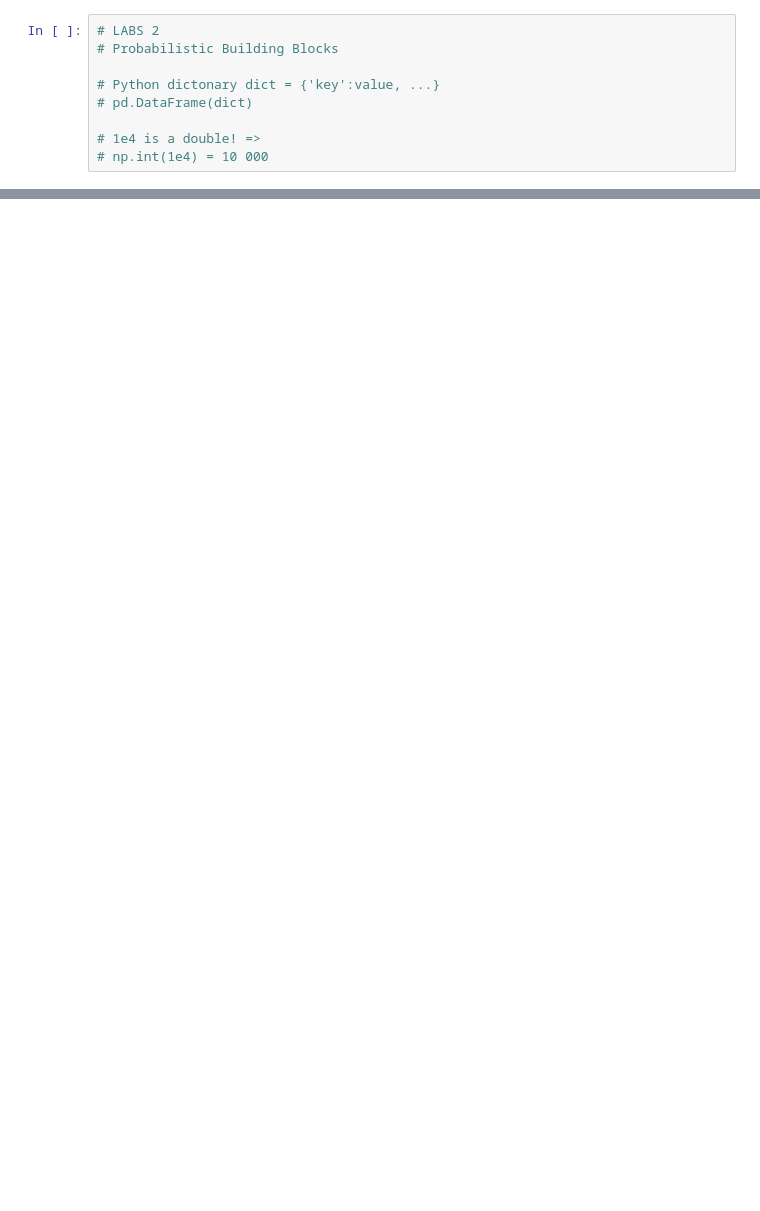
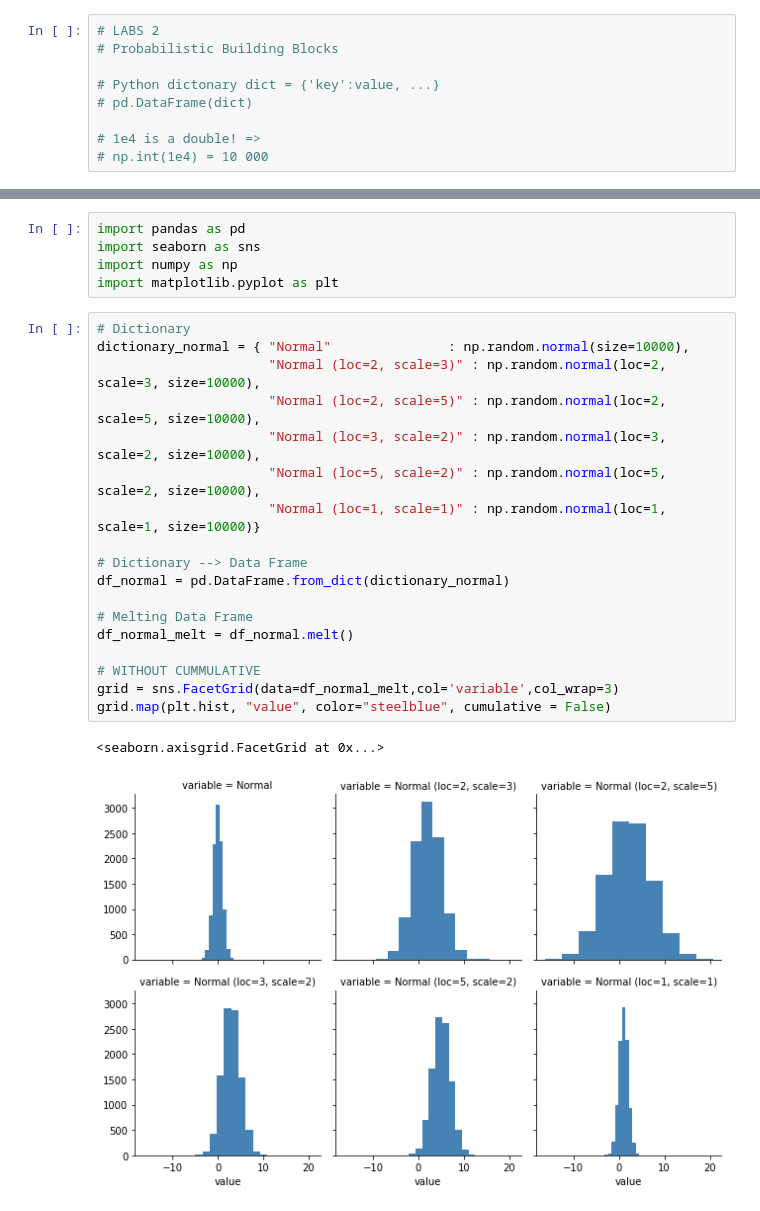
Before and after one commit to AyaneMitsurugi/Data_Analytics, a Jupyter notebook: Lab2/DA_lab2.ipynb, the cells around one changed output, grey strips where cells are left out. Cells and saved outputs as stored; diff of their text form; blank space fills up the shorter version.

```diff
--- a/Lab2/DA_lab2.ipynb
+++ b/Lab2/DA_lab2.ipynb
@@ -324,0 +20,26 @@ grid.map(plt.hist, "value", color="steelblue", bins=[1, 4, 7, 10, 12]) #location
+# %%
+import pandas as pd
+import seaborn as sns
+import numpy as np
+import matplotlib.pyplot as plt
+# %%
+# Dictionary
+dictionary_normal = { "Normal"               : np.random.normal(size=10000),
+                      "Normal (loc=2, scale=3)" : np.random.normal(loc=2, scale=3, size=10000),
+                      "Normal (loc=2, scale=5)" : np.random.normal(loc=2, scale=5, size=10000),
+                      "Normal (loc=3, scale=2)" : np.random.normal(loc=3, scale=2, size=10000),
+                      "Normal (loc=5, scale=2)" : np.random.normal(loc=5, scale=2, size=10000),
+                      "Normal (loc=1, scale=1)" : np.random.normal(loc=1, scale=1, size=10000)}
+
+# Dictionary --> Data Frame
+df_normal = pd.DataFrame.from_dict(dictionary_normal)
+
+# Melting Data Frame
+df_normal_melt = df_normal.melt()
+
+# WITHOUT CUMMULATIVE
+grid = sns.FacetGrid(data=df_normal_melt,col='variable',col_wrap=3)
+grid.map(plt.hist, "value", color="steelblue", cumulative = False)
+# %% [output]
+<seaborn.axisgrid.FacetGrid at 0x...>
+[figure, added]
```
Also changed, not shown: parts of 50 cells of this notebook.
